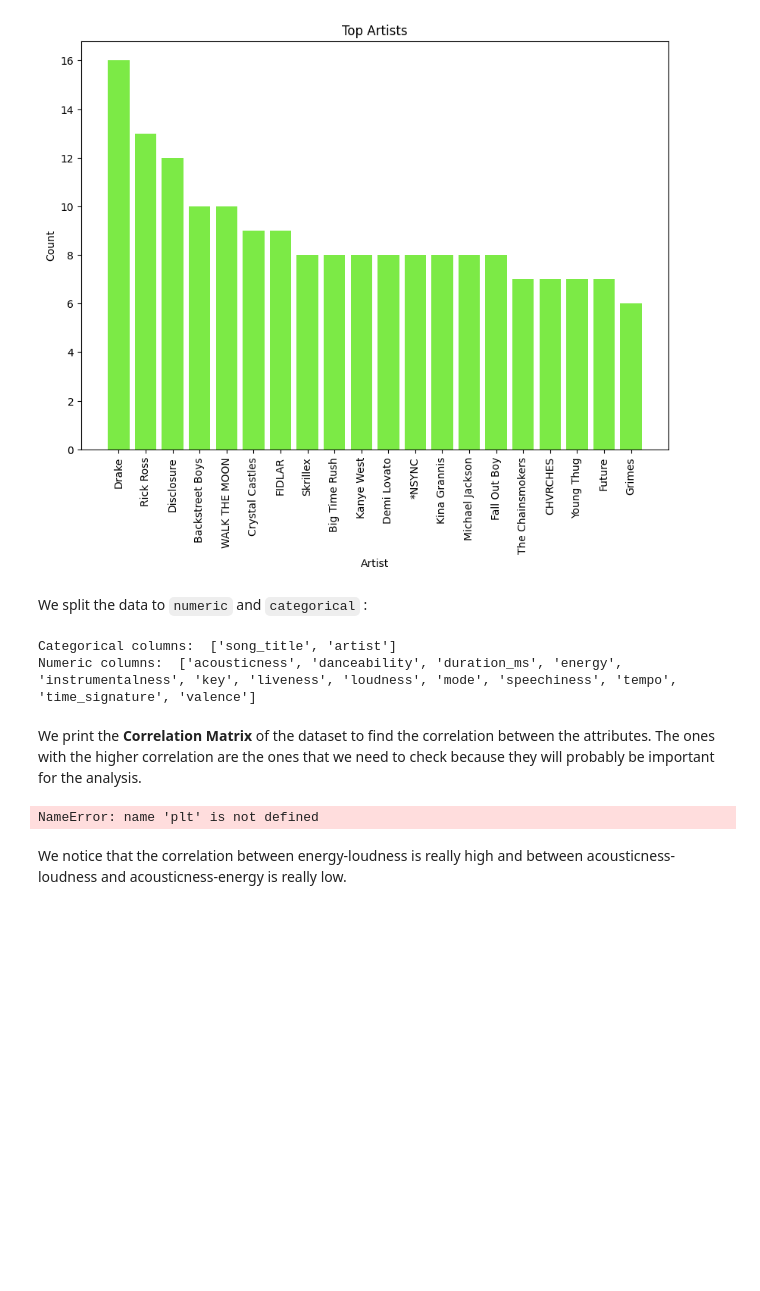
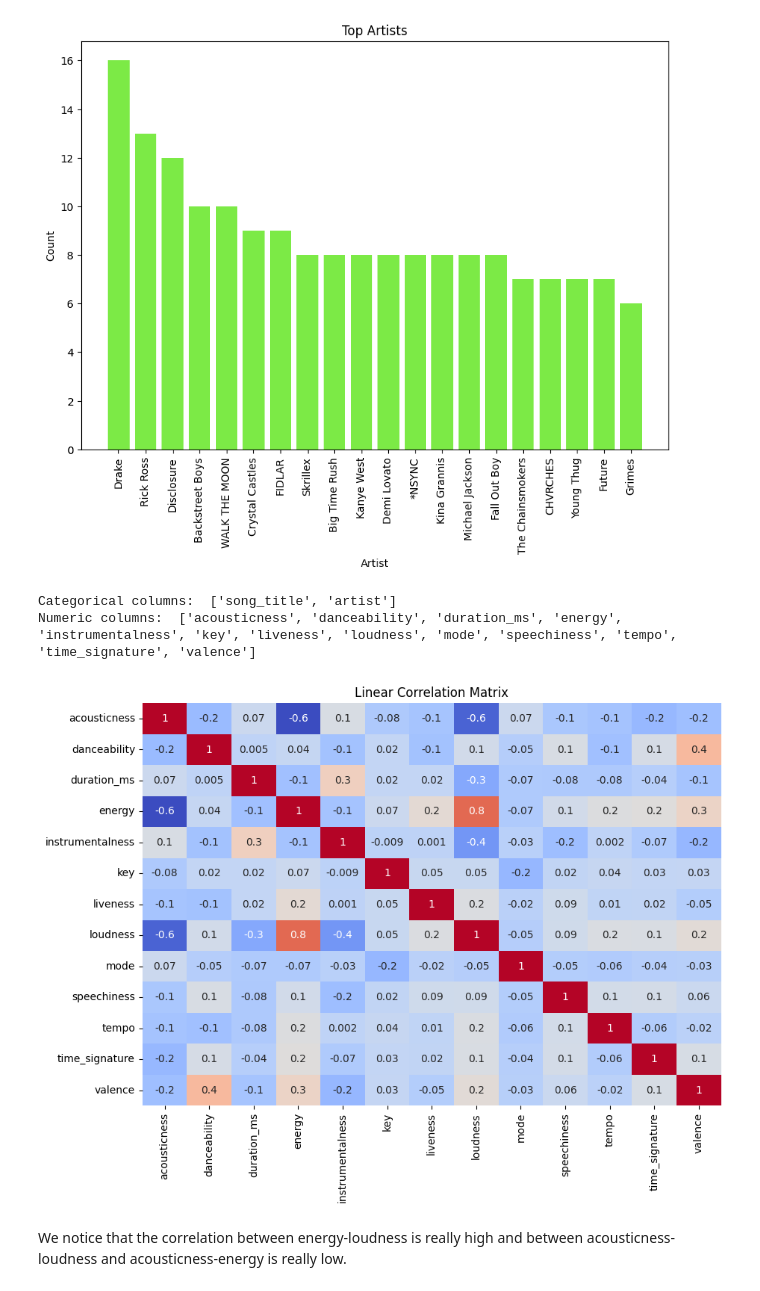
Before and after one commit to ansh512/MusicRec, a Jupyter notebook: song-recommender-ml-analysis.ipynb, the cells around one changed output. Cells and saved outputs as stored; diff of their text form; code cells hidden in the pictures; blank space fills up the shorter version.

```diff
--- a/song-recommender-ml-analysis.ipynb
+++ b/song-recommender-ml-analysis.ipynb
@@ -166,8 +167,6 @@ plt.xticks(rotation=90)
 plt.show()
 # %% [output]
 [figure]
-# %% [markdown]
-We split the data to `numeric` and `categorical` :
 # %%
 # Categorical data
 categorical_data = data.select_dtypes(include=['object'])
@@ -179,15 +178,13 @@ print("Numeric columns: ", numeric_data.columns.tolist())
 # %% [output]
 Categorical columns:  ['song_title', 'artist']
 Numeric columns:  ['acousticness', 'danceability', 'duration_ms', 'energy', 'instrumentalness', 'key', 'liveness', 'loudness', 'mode', 'speechiness', 'tempo', 'time_signature', 'valence']
-# %% [markdown]
-We print the **Correlation Matrix** of the dataset to find the correlation between the attributes. The ones with the higher correlation are the ones that we need to check because they will probably be important for the analysis.
 # %%
-# Plot linear correlation matrix
+# Print Correlation Matrix to find the correlation between the attributes
 fig, ax = plt.subplots(figsize=(10, 7))
-sns.heatmap(numeric_data.corr(), annot=True, fmt='.1g', cmap="red_r", cbar=False)
+sns.heatmap(numeric_data.corr(), annot=True, fmt='.1g', cmap="coolwarm", cbar=False)
 plt.title('Linear Correlation Matrix')
 plt.show()
 # %% [output]
-NameError: name 'plt' is not defined
+[figure, added]
 # %% [markdown]
 We notice that the correlation between energy-loudness is really high and between acousticness-loudness and acousticness-energy is really low.
```
Also changed, not shown: parts of 49 cells of this notebook, 7 other files.
